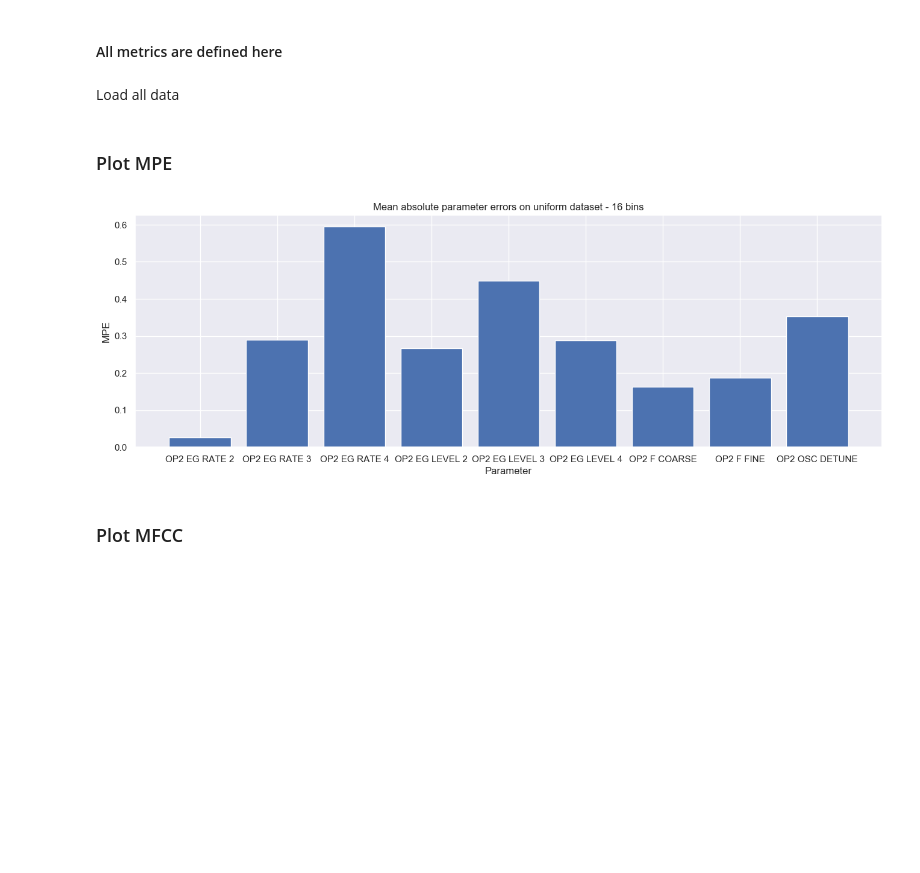
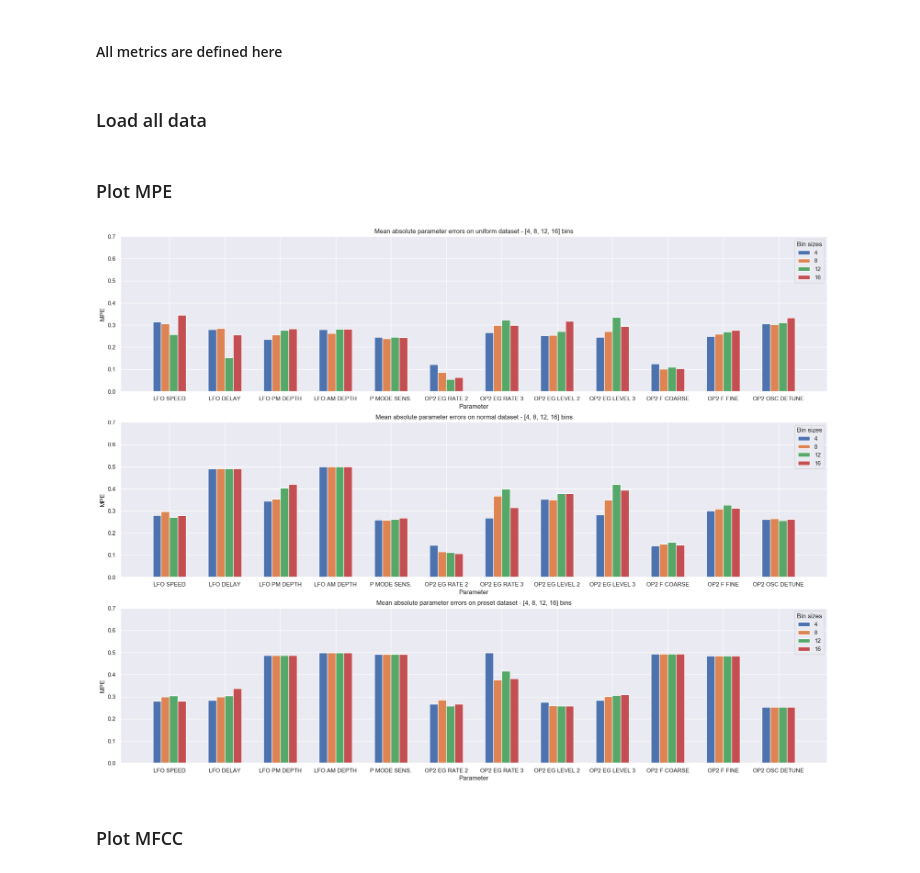
Before and after one commit to hjdeheer/spiegelib, a Jupyter notebook: src/plots.ipynb, the cells around one changed output. Cells and saved outputs as stored; diff of their text form; code cells hidden in the pictures; blank space fills up the shorter version.

```diff
--- a/src/plots.ipynb
+++ b/src/plots.ipynb
@@ -31,5 +34,5 @@ def calculateMPE(truePatches, predictedPatches):
     errors_std = np.std(np.array(errors), axis=0)
     return errors_mean, errors_std
 # %% [markdown]
-Load all data
+### Load all data
 # %%
@@ -48,19 +60,34 @@ patch_uniform_16 = np.load(f"../data/{datasetName}/predict_uniform_16/params.npy
 # %% [markdown]
 ### Plot MPE
-# %%
-mpe, mpe_std = calculateMPE(true_patch, patch_uniform_16)
-x_bar = [x['name'] for x in parameterModel[automatableKeys]]
-sns.set_theme()
-plt.figure(figsize=(16,5))
-plt.bar(x= x_bar, height=mpe)
-plt.title("Mean absolute parameter errors on uniform dataset - 16 bins")
-plt.xlabel("Parameter")
-plt.ylabel("MPE")
-plt.savefig("../data/plots/test.png")
-
-#plt.show()
-# %% [output]
-[figure, removed]
+# %%
+#Generate 3 plots for each dataset (now only 2)
+
+fix, axes = plt.subplots(3, 1, figsize=(2 * len(automatableKeys), 18))
+
+n = len(automatableKeys)
+r = np.arange(n)
+
+for ax, currDataset in zip(axes, allDatasets[:3]):
+    width = 0.15
+    position = - width * 1.5
+    x_bar = [x['name'] for x in parameterModel[automatableKeys]]
+    for bin in allBins:
+        mpe, mpe_std = calculateMPE(true_patch, pred_patch[(currDataset, bin)])
+        ax.bar(r + position, height=mpe, width= width)
+        position += width
+    ax.legend(allBins, title="Bin sizes")
+    ax.set_xlabel("Parameter")
+    ax.set_ylabel("MPE")
+    ax.set_title(f"Mean absolute parameter errors on {currDataset} dataset - {str(allBins)} bins")
+    ax.set_xticks(r)
+    ax.set_xticklabels(x_bar)
+    ax.set_ylim(0,0.7)
+
+plt.savefig("../data/plots/MPE.png")
+
+plt.show()
+# %% [output]
+[figure, added]
 # %% [markdown]
 ### Plot MFCC
 # %%
```
Also changed, not shown: parts of 3 cells of this notebook, 4 other files.
